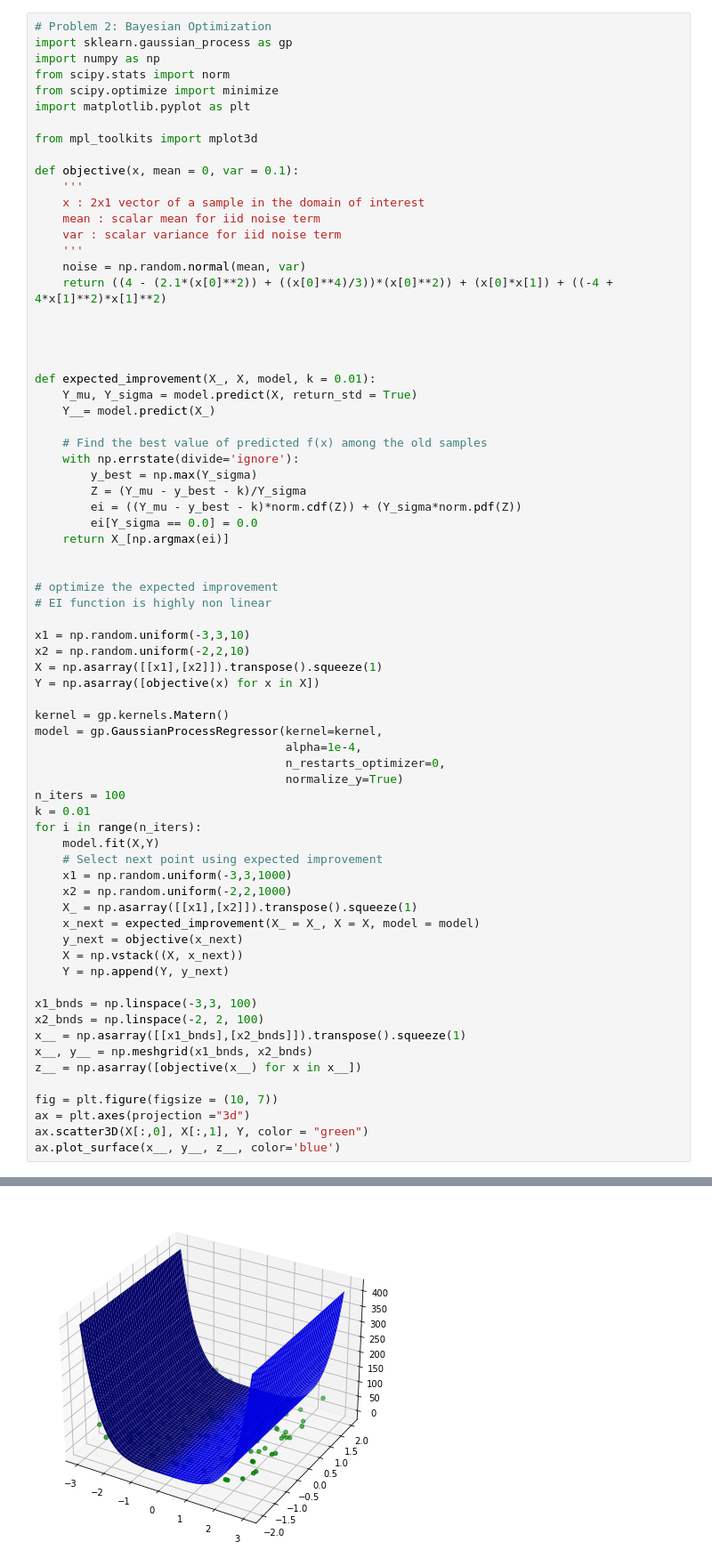
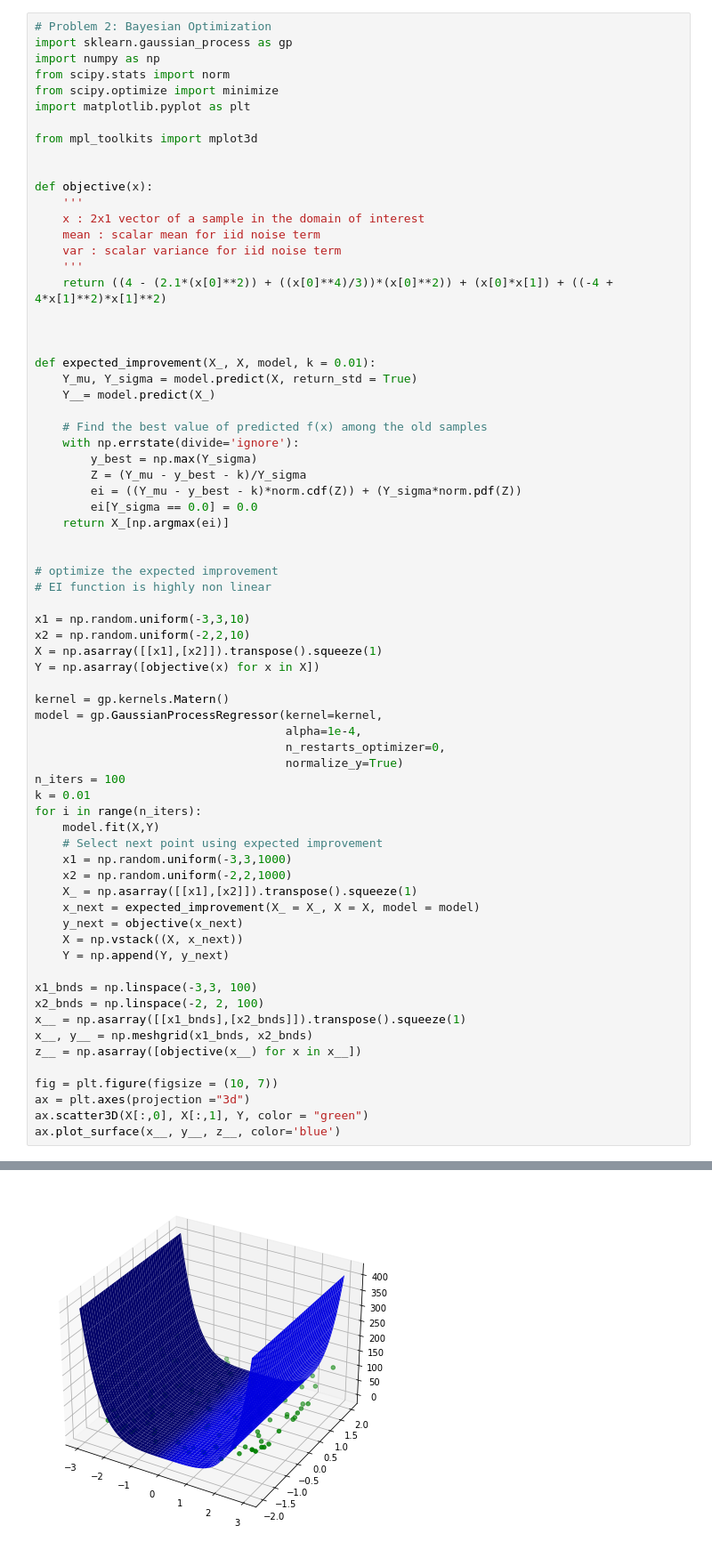
Before and after one commit to DesignInformaticsLab/DesignOptimization2021Fall, a Jupyter notebook: Homework/Homework3.ipynb, the cells around one changed output, grey strips where cells are left out. Shown: that part at 89% size. Cells and saved outputs as stored; diff of their text form.

```diff
--- a/Homework/Homework3.ipynb
+++ b/Homework/Homework3.ipynb
@@ -133,15 +147,14 @@ import matplotlib.pyplot as plt
 
 from mpl_toolkits import mplot3d
 
-def objective(x, mean = 0, var = 0.1):
+
+def objective(x):
     '''
     x : 2x1 vector of a sample in the domain of interest
     mean : scalar mean for iid noise term
     var : scalar variance for iid noise term
     '''
-    noise = np.random.normal(mean, var)
     return ((4 - (2.1*(x[0]**2)) + ((x[0]**4)/3))*(x[0]**2)) + (x[0]*x[1]) + ((-4 + 4*x[1]**2)*x[1]**2)
-
 
 
 
@@ -204 +212 @@ Increase the number of iterations (max_iter) or scale the data as shown in:
-[figure, old version]
+[figure, new version]
```
Also changed, not shown: parts of 2 cells of this notebook, 1 other file.
